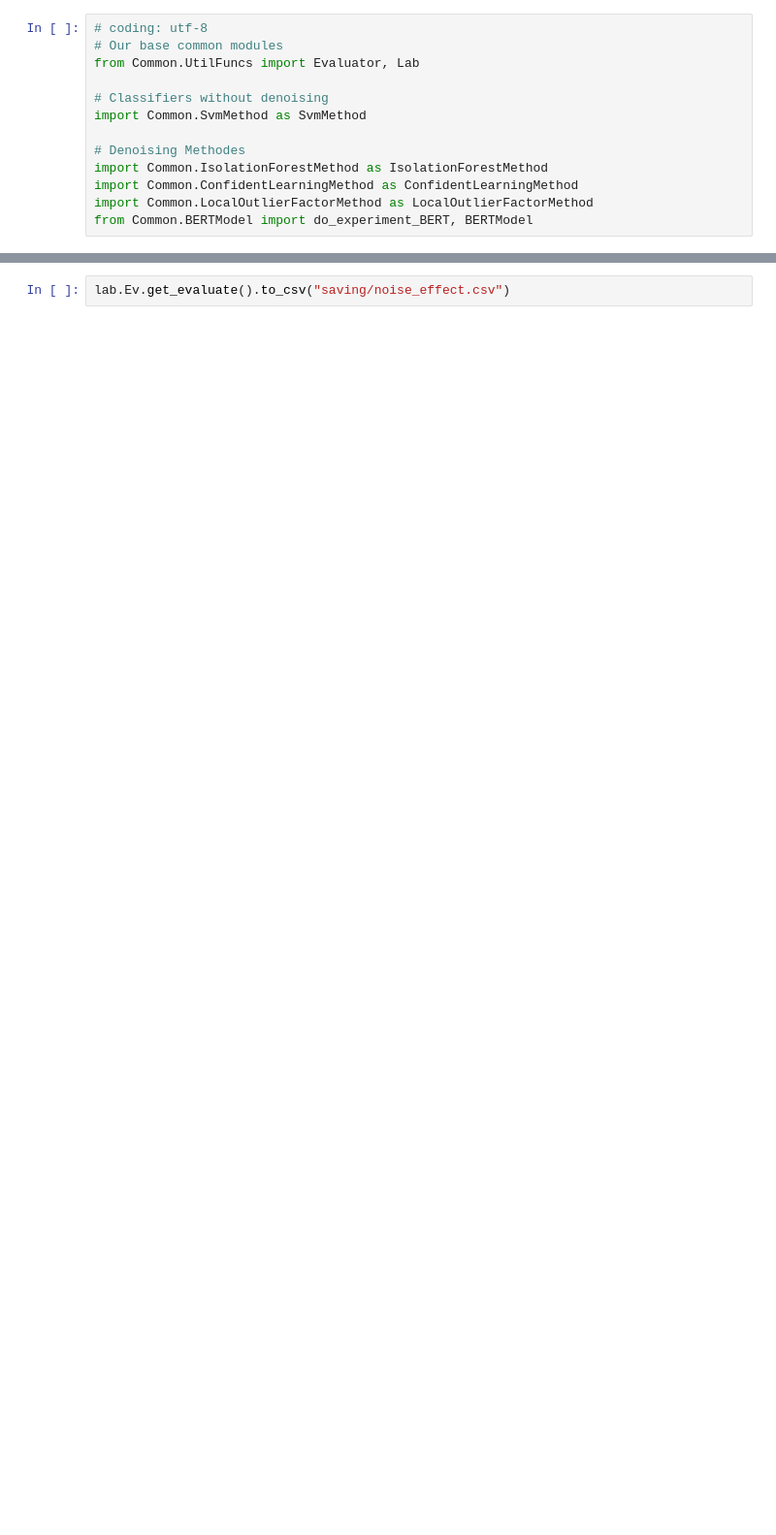
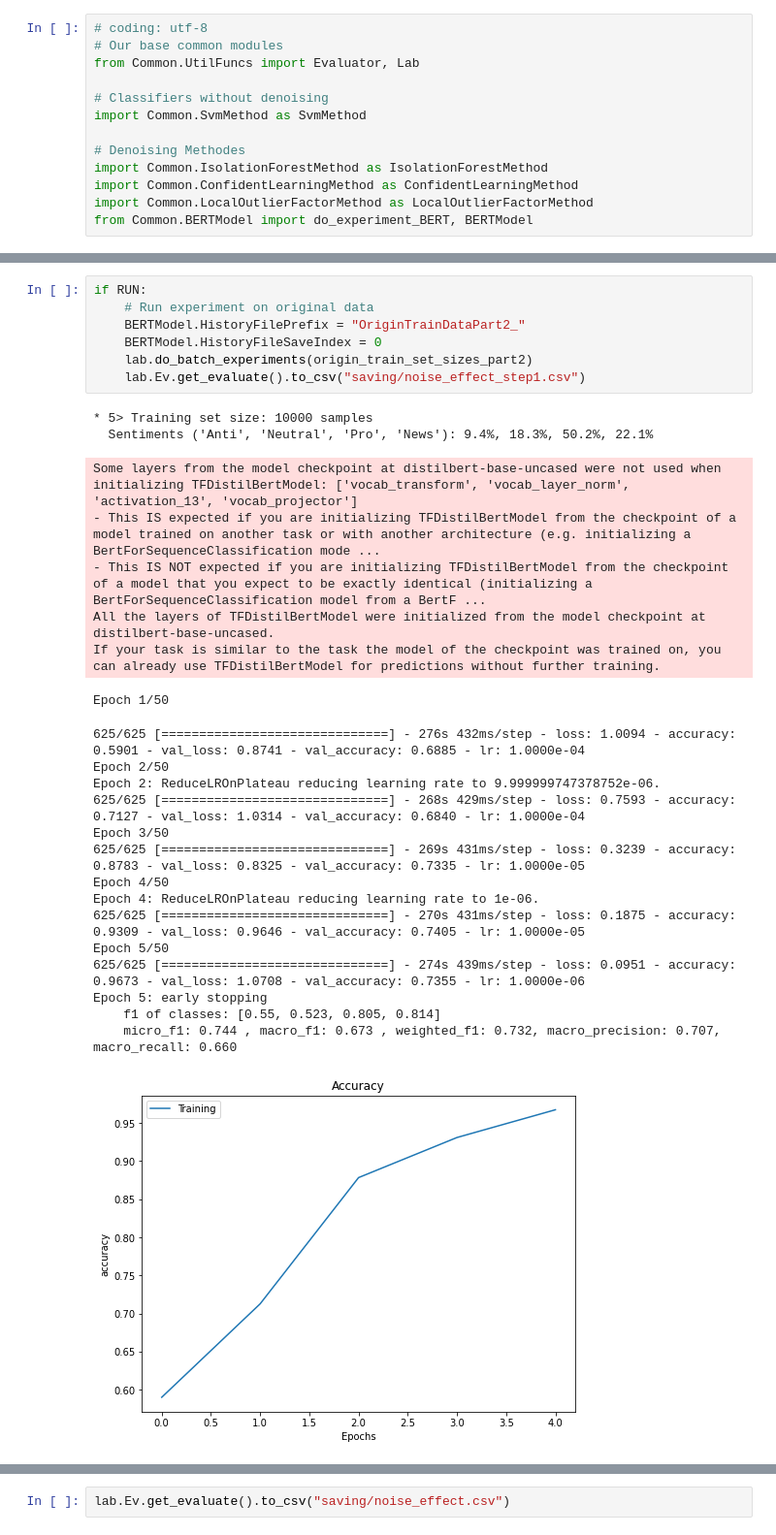
Before and after one commit to pnpdb/CS522-Project, a Jupyter notebook: NoiseEffcects.ipynb, the cells around one changed output, grey strips where cells are left out. Shown at 97% size. Cells and saved outputs as stored; diff of their text form; blank space fills up the shorter version.

```diff
--- a/NoiseEffcects.ipynb
+++ b/NoiseEffcects.ipynb
@@ -66,0 +127,31 @@ noisy_train_set_sizes  = [(12000, 3000)]
+# %%
+if RUN:
+    # Run experiment on original data
+    BERTModel.HistoryFilePrefix = "OriginTrainDataPart2_"
+    BERTModel.HistoryFileSaveIndex = 0
+    lab.do_batch_experiments(origin_train_set_sizes_part2)
+    lab.Ev.get_evaluate().to_csv("saving/noise_effect_step1.csv")
+# %% [output]
+* 5> Training set size: 10000 samples
+  Sentiments ('Anti', 'Neutral', 'Pro', 'News'): 9.4%, 18.3%, 50.2%, 22.1%
+Some layers from the model checkpoint at distilbert-base-uncased were not used when initializing TFDistilBertModel: ['vocab_transform', 'vocab_layer_norm', 'activation_13', 'vocab_projector']
+- This IS expected if you are initializing TFDistilBertModel from the checkpoint of a model trained on another task or with another architecture (e.g. initializing a BertForSequenceClassification mode ...
+- This IS NOT expected if you are initializing TFDistilBertModel from the checkpoint of a model that you expect to be exactly identical (initializing a BertForSequenceClassification model from a BertF ...
+All the layers of TFDistilBertModel were initialized from the model checkpoint at distilbert-base-uncased.
+If your task is similar to the task the model of the checkpoint was trained on, you can already use TFDistilBertModel for predictions without further training.
+Epoch 1/50
+625/625 [==============================] - 276s 432ms/step - loss: 1.0094 - accuracy: 0.5901 - val_loss: 0.8741 - val_accuracy: 0.6885 - lr: 1.0000e-04
+Epoch 2/50
+Epoch 2: ReduceLROnPlateau reducing learning rate to 9.999999747378752e-06.
+625/625 [==============================] - 268s 429ms/step - loss: 0.7593 - accuracy: 0.7127 - val_loss: 1.0314 - val_accuracy: 0.6840 - lr: 1.0000e-04
+Epoch 3/50
+625/625 [==============================] - 269s 431ms/step - loss: 0.3239 - accuracy: 0.8783 - val_loss: 0.8325 - val_accuracy: 0.7335 - lr: 1.0000e-05
+Epoch 4/50
+Epoch 4: ReduceLROnPlateau reducing learning rate to 1e-06.
+625/625 [==============================] - 270s 431ms/step - loss: 0.1875 - accuracy: 0.9309 - val_loss: 0.9646 - val_accuracy: 0.7405 - lr: 1.0000e-05
+Epoch 5/50
+625/625 [==============================] - 274s 439ms/step - loss: 0.0951 - accuracy: 0.9673 - val_loss: 1.0708 - val_accuracy: 0.7355 - lr: 1.0000e-06
+Epoch 5: early stopping
+    f1 of classes: [0.55, 0.523, 0.805, 0.814]
+    micro_f1: 0.744 , macro_f1: 0.673 , weighted_f1: 0.732, macro_precision: 0.707, macro_recall: 0.660
+[figure, added]
```
Also changed, not shown: parts of 19 cells of this notebook, 1 other file.
